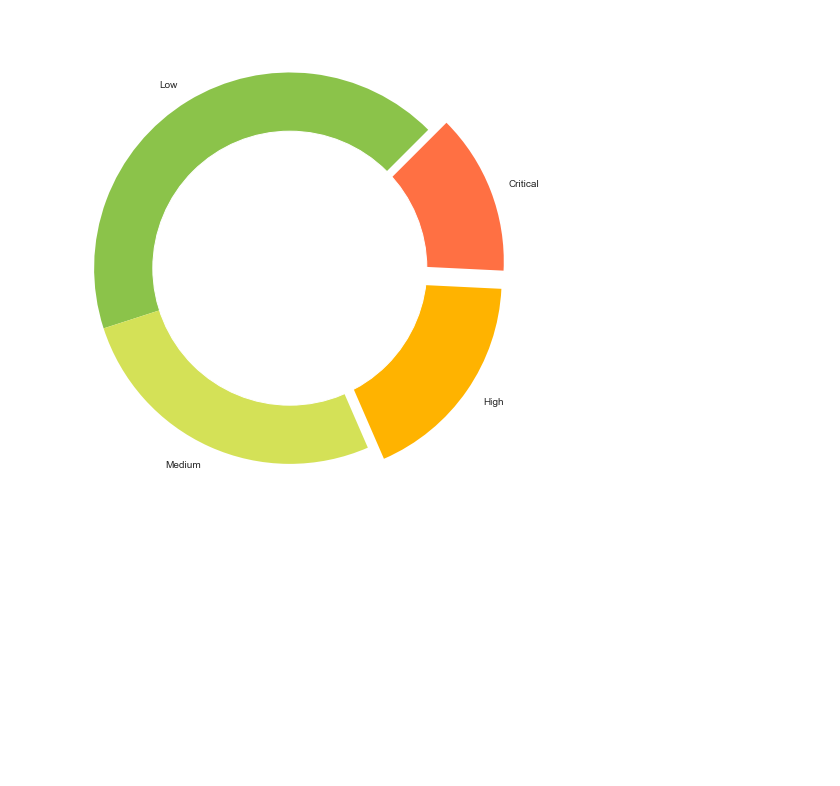
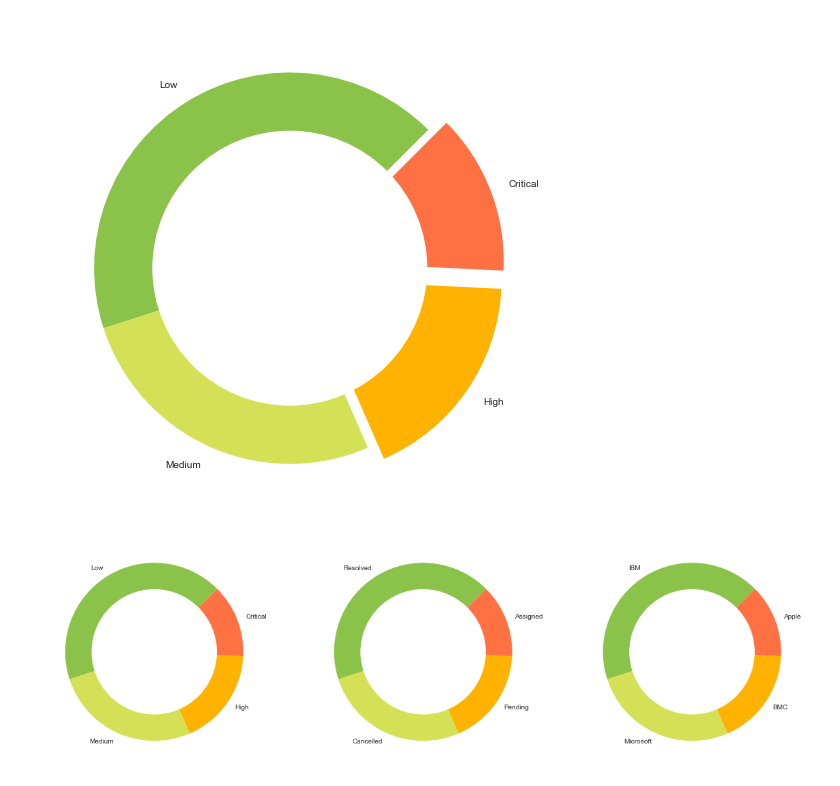
Before and after one commit to uannabi/MatPlotLibGraph, a Jupyter notebook: ScatterGraph.ipynb, the cells around one changed output. Cells and saved outputs as stored; diff of their text form; code cells hidden in the pictures; blank space fills up the shorter version.

Commit message:
multiple dounat chart

```diff
--- a/ScatterGraph.ipynb
+++ b/ScatterGraph.ipynb
@@ -178,3 +178,28 @@ p.gca().add_artist(my_circle)
 plt.show()
 # %% [output]
 [figure]
+# %%
+fig = plt.figure(figsize=(20,6))
+area = [48 , 30 , 20 , 15]
+priority = ['Low' , 'Medium' , 'High' , 'Critical']
+status = ['Resolved' , 'Cancelled' , 'Pending' , 'Assigned']
+company = ['IBM' , 'Microsoft', 'BMC' , 'Apple']
+colors = ['#8BC34A','#D4E157','#FFB300','#FF7043']
+plt.subplot(1,3,1)
+plt.pie (area , labels= priority , colors= colors , startangle=45)
+my_circle=plt.Circle( (0,0), 0.7, color='white') # Adding circle at the centre
+p=plt.gcf()
+p.gca().add_artist(my_circle)
+plt.subplot(1,3,2)
+plt.pie (area , labels= status , colors= colors , startangle=45)
+my_circle=plt.Circle( (0,0), 0.7, color='white') # Adding circle at the centre
+p=plt.gcf()
+p.gca().add_artist(my_circle)
+plt.subplot(1,3,3)
+plt.pie (area , labels= company , colors= colors , startangle=45)
+my_circle=plt.Circle( (0,0), 0.7, color='white') # Adding circle at the centre
+p=plt.gcf()
+p.gca().add_artist(my_circle)
+plt.show()
+# %% [output]
+[figure, added]
```
